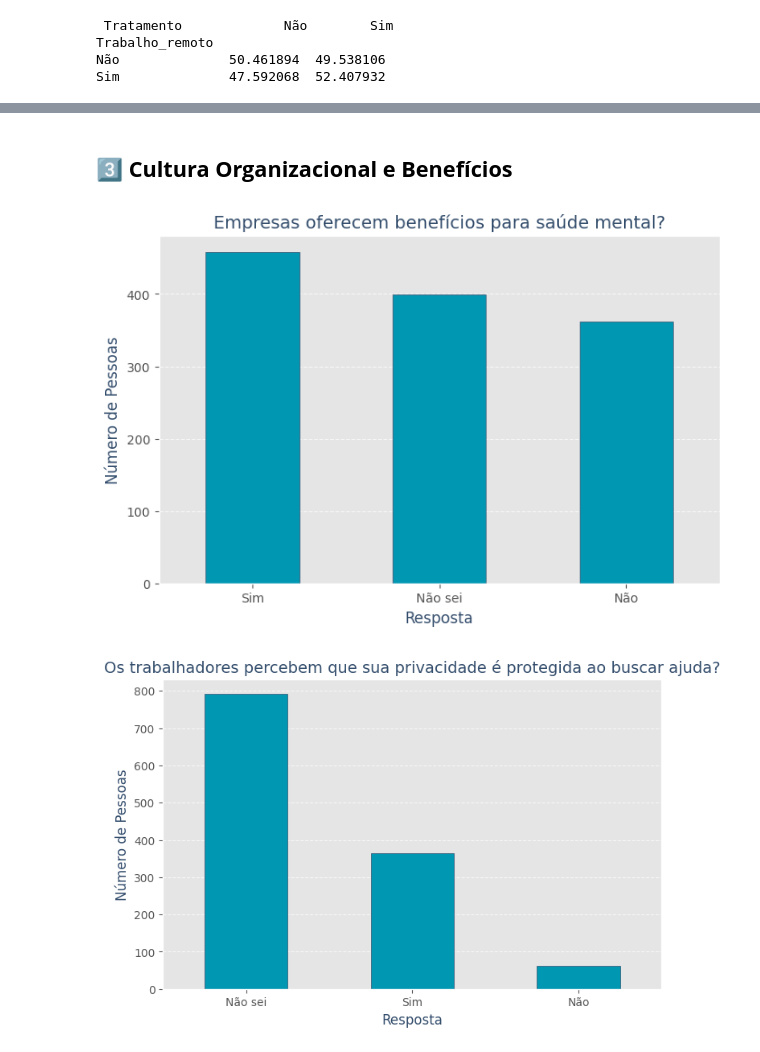
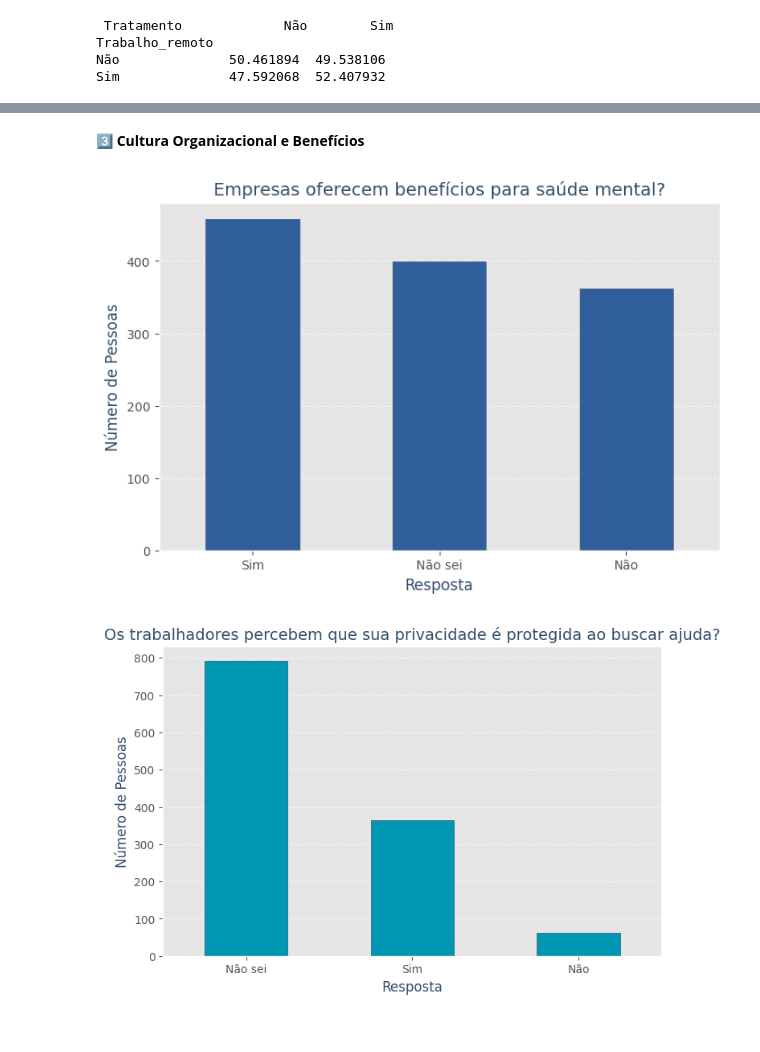
Before and after one commit to Davyeeh/Trabalho-Lab.-CD, a Jupyter notebook: TrabalhoFinal_LAB_C_D_.ipynb, the cells around one changed output, grey strips where cells are left out. Drawn from its saved outputs; the diff is of its cells as text; code cells hidden in the pictures.

```diff
--- a/TrabalhoFinal_LAB_C_D_.ipynb
+++ b/TrabalhoFinal_LAB_C_D_.ipynb
@@ -894,7 +893,7 @@ Name: proportion, Length: 154, dtype: float64
 import plotly.express as px
 
 # Definir a paleta personalizada com apenas três cores principais
-cores_personalizadas = ["#0097B2", "#FFDE59", "#A6A6A6"]  # Azul, Amarelo, Cinza
+cores_personalizadas = ["#b76435", "#416c7c", "#799191"]  # Azul, Amarelo, Cinza
 
 # Variáveis categóricas selecionadas para visualização
 variaveis_para_graficos = [
@@ -1192,25 +1201,25 @@ Sim              47.592068  52.407932
 # %% [markdown]
-## **3️⃣ Cultura Organizacional e Benefícios**
+**3️⃣ Cultura Organizacional e Benefícios**
 # %%
 # Contar a quantidade de respostas sobre benefícios para saúde mental
 contagem = dados["Beneficios"].value_counts()
 
 # Criar o gráfico de barras
 plt.figure(figsize=(8,5))
-contagem.plot(kind="bar", color=["#0097B2"], edgecolor="#334D6C")
+contagem.plot(kind="bar", color=["#305e9b"], edgecolor="#334D6C")
 
 # Personalizar o gráfico
 plt.title("Empresas oferecem benefícios para saúde mental?", fontname="DejaVu Sans", color="#334D6C", fontsize=14)
 plt.xlabel("Resposta",  fontname="DejaVu Sans", color="#334D6C", fontsize=12)
 plt.ylabel("Número de Pessoas",  fontname="DejaVu Sans", color="#334D6C", fontsize=12)
 plt.grid(False)
 plt.xticks(rotation=0)
 plt.grid(axis="y", linestyle="--", alpha=0.7)
 
 # Mostrar o gráfico
 plt.show()
 # %% [output]
-[figure, old version]
+[figure, new version]
 # %%
 # Contar a quantidade de respostas sobre anonimato
 contagem = dados["Anonimato"].value_counts()
```
Also changed, not shown: parts of 26 cells of this notebook.
